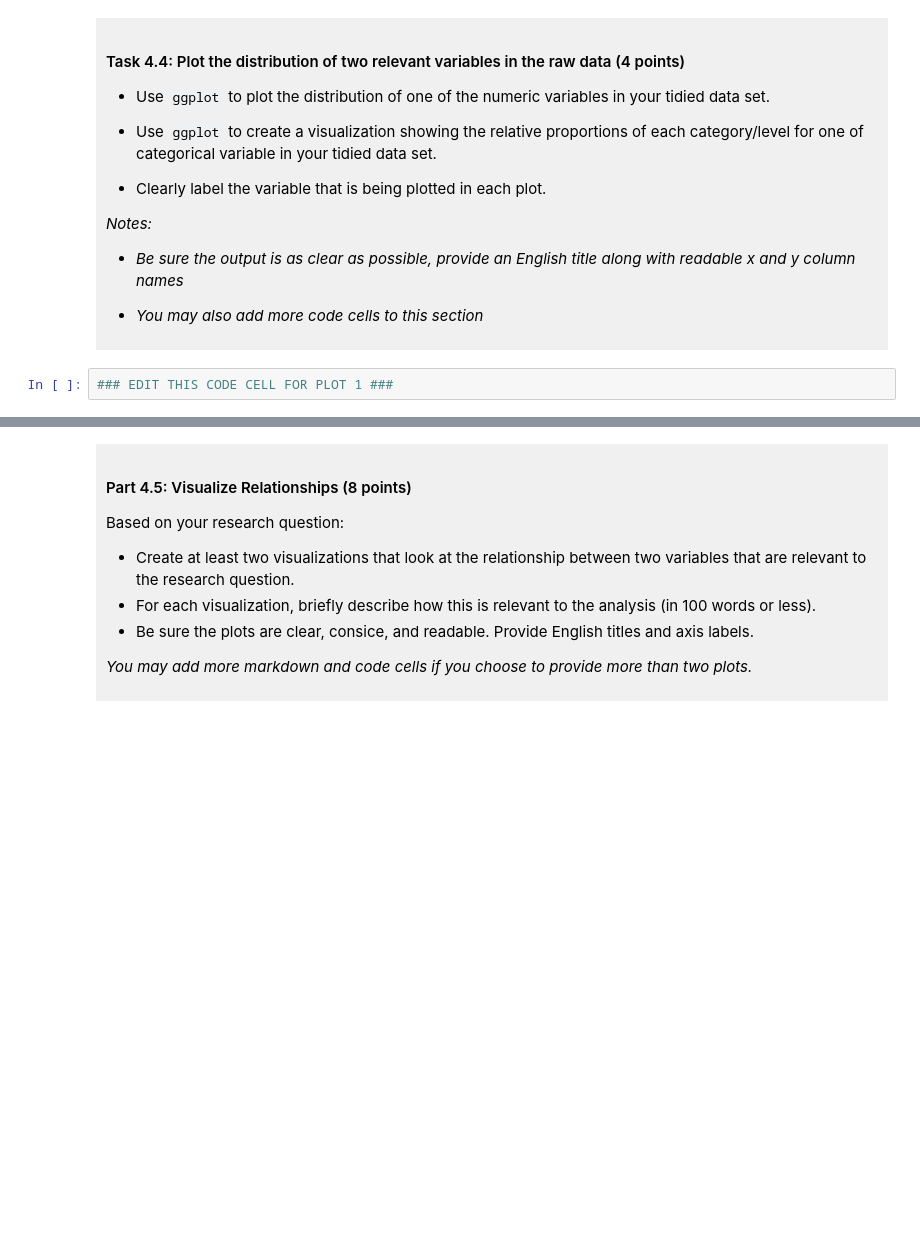
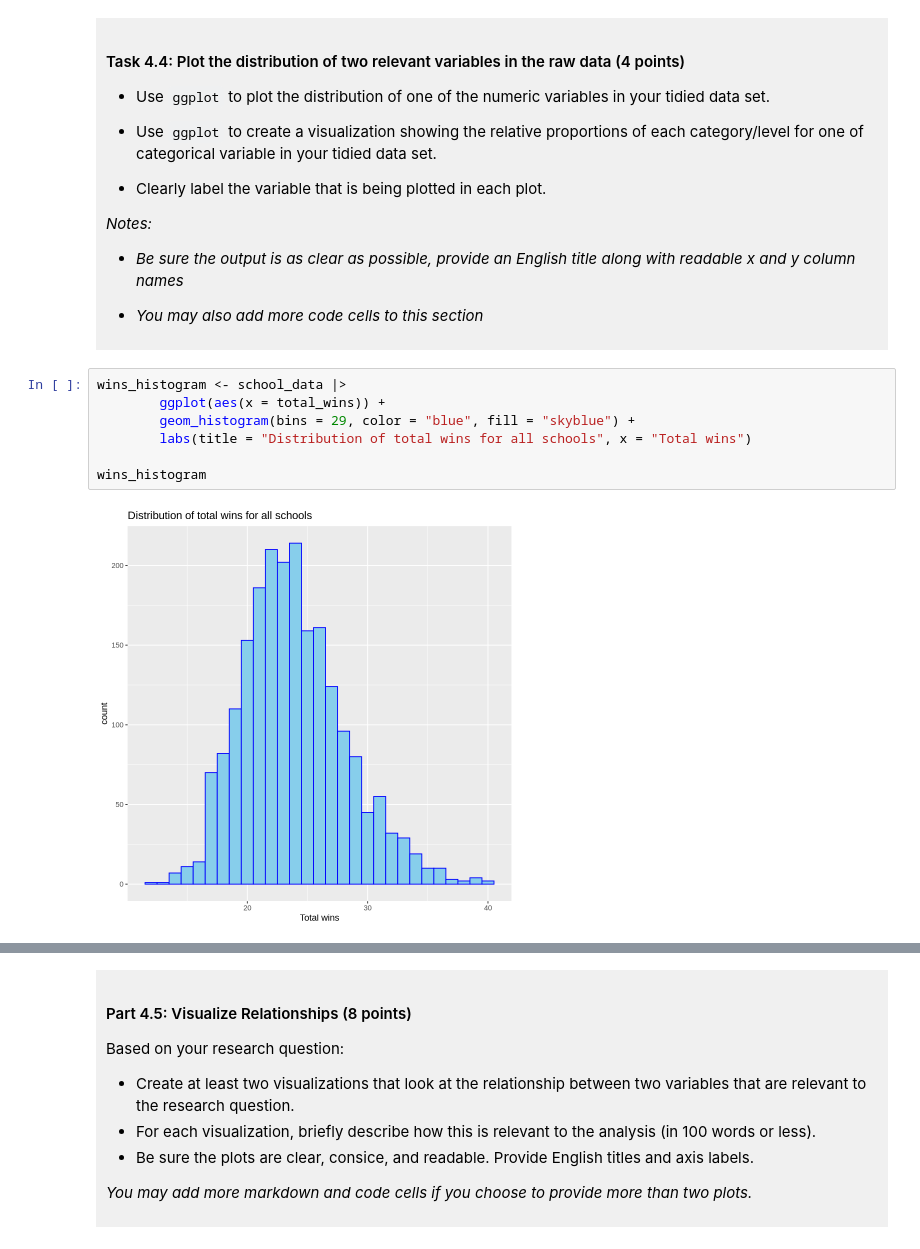
Before and after one commit to Chrobirb/dsci-100-project-abdulrahman-alsaeed, a Jupyter notebook: dsci-100-project-notebook.ipynb, the cells around one changed output, grey strips where cells are left out. Saved outputs shown, nothing was run; the diff lists cells and outputs as text; blank space fills up the shorter version.

```diff
--- a/dsci-100-project-notebook.ipynb
+++ b/dsci-100-project-notebook.ipynb
@@ -302,5 +354,12 @@ You will refine your research question (if needed) and produce a tidy data set.
 
 </div>
 # %%
-### EDIT THIS CODE CELL FOR PLOT 1 ###
+wins_histogram <- school_data |>
+        ggplot(aes(x = total_wins)) +
+        geom_histogram(bins = 29, color = "blue", fill = "skyblue") +
+        labs(title = "Distribution of total wins for all schools", x = "Total wins")
+
+wins_histogram
+# %% [output]
+[figure, added]
 # %%
```
Also changed, not shown: parts of 9 cells of this notebook.
